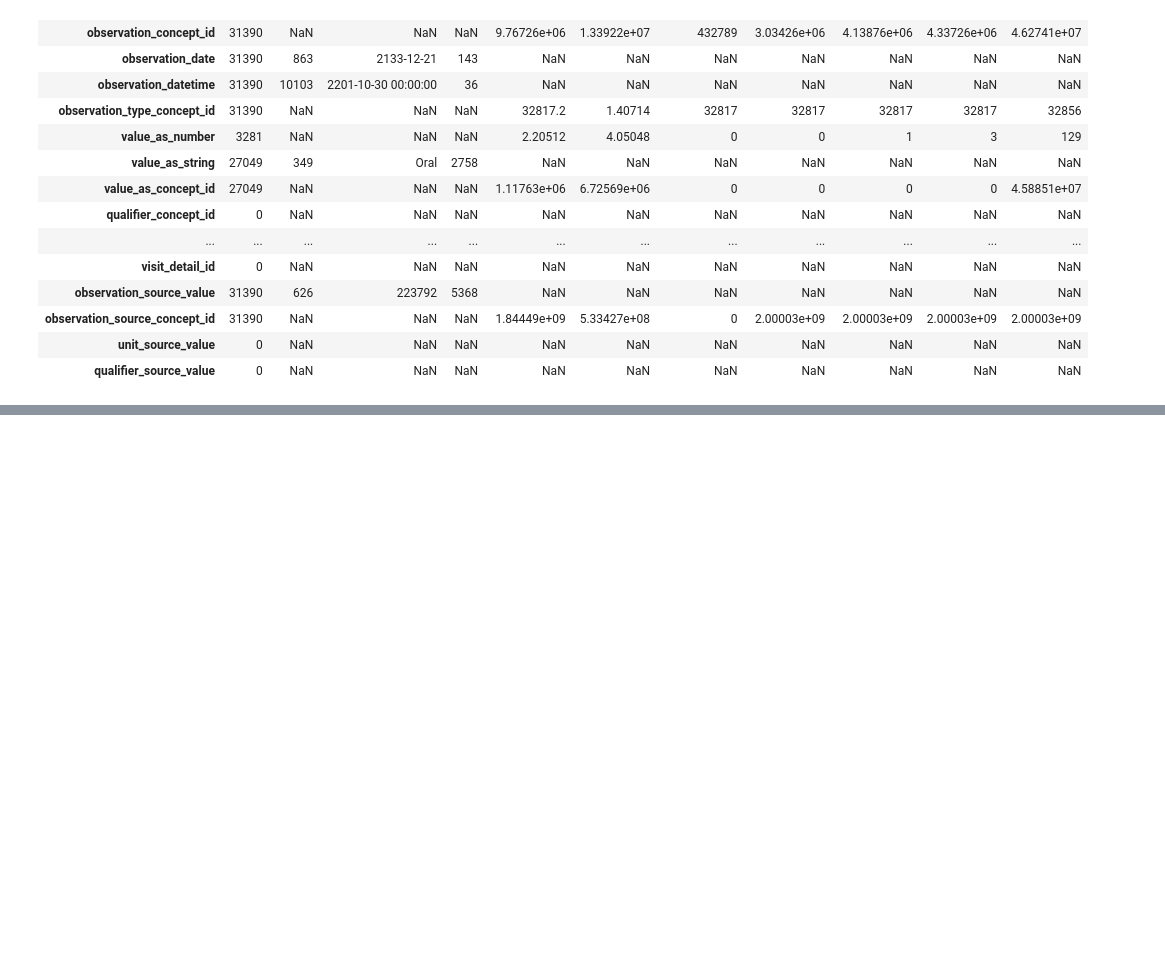
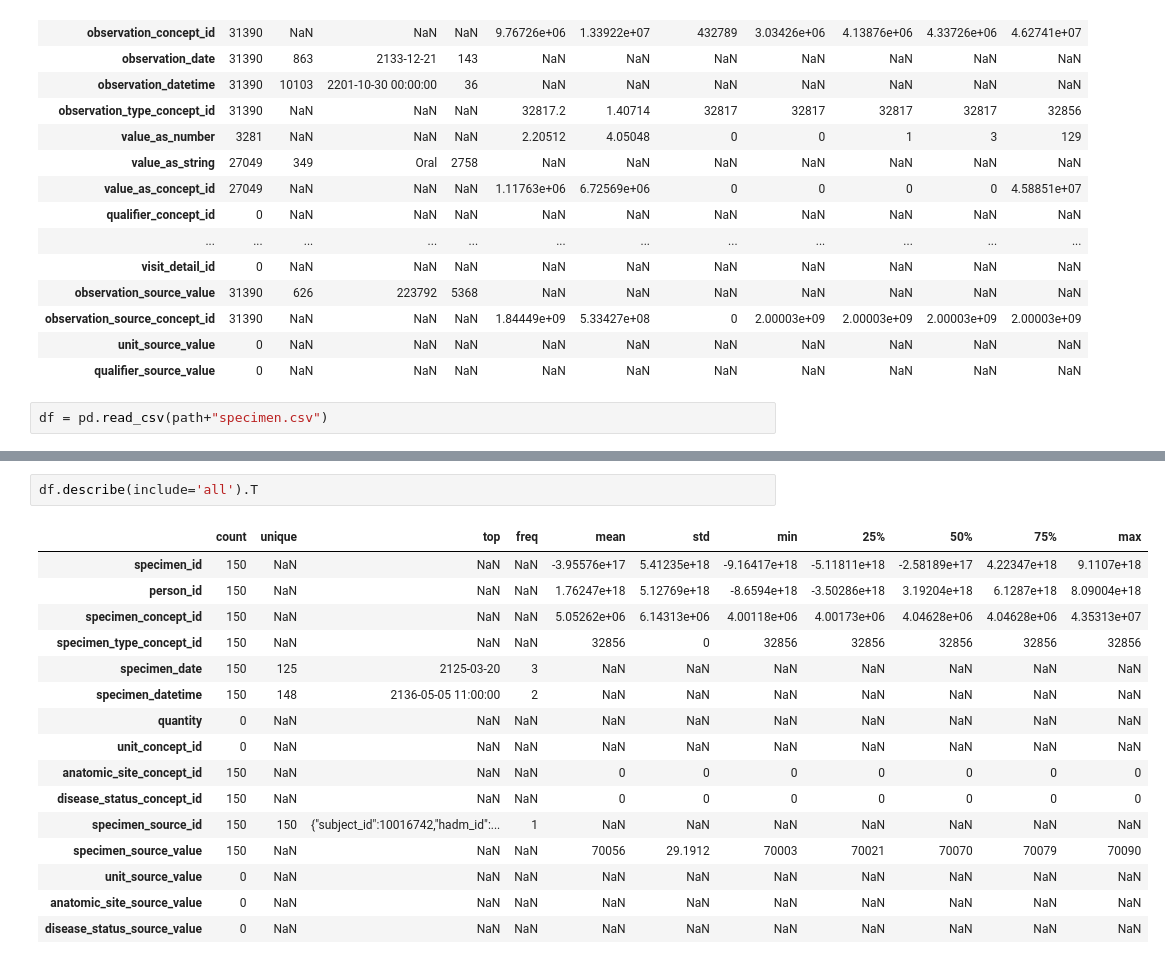
Before and after one commit to areias/mimic-iv, a Jupyter notebook: MIMIC_IV.ipynb, the cells around one changed output, grey strips where cells are left out. Cells and saved outputs as stored; diff of their text form; blank space fills up the shorter version.

Commit message:
Specimen

```diff
--- a/MIMIC_IV.ipynb
+++ b/MIMIC_IV.ipynb
@@ -309,3 +280,5 @@ df.describe(include='all').T
 | observation_source_concept_id | 31390 | NaN | NaN | NaN | 1.84449e+09 | 5.33427e+08 | 0 | 2.00003e+09 | 2.00003e+09 | 2.00003e+09 | 2.00003e+09 |
 | unit_source_value | 0 | NaN | NaN | NaN | NaN | NaN | NaN | NaN | NaN | NaN | NaN |
 | qualifier_source_value | 0 | NaN | NaN | NaN | NaN | NaN | NaN | NaN | NaN | NaN | NaN |
+# %%
+df = pd.read_csv(path+"specimen.csv")
@@ -311,0 +318,19 @@ df.describe(include='all').T
+# %%
+df.describe(include='all').T
+# %% [output]
+|  | count | unique | top | freq | mean | std | min | 25% | 50% | 75% | max |
+| specimen_id | 150 | NaN | NaN | NaN | -3.95576e+17 | 5.41235e+18 | -9.16417e+18 | -5.11811e+18 | -2.58189e+17 | 4.22347e+18 | 9.1107e+18 |
+| person_id | 150 | NaN | NaN | NaN | 1.76247e+18 | 5.12769e+18 | -8.6594e+18 | -3.50286e+18 | 3.19204e+18 | 6.1287e+18 | 8.09004e+18 |
+| specimen_concept_id | 150 | NaN | NaN | NaN | 5.05262e+06 | 6.14313e+06 | 4.00118e+06 | 4.00173e+06 | 4.04628e+06 | 4.04628e+06 | 4.35313e+07 |
+| specimen_type_concept_id | 150 | NaN | NaN | NaN | 32856 | 0 | 32856 | 32856 | 32856 | 32856 | 32856 |
+| specimen_date | 150 | 125 | 2125-03-20 | 3 | NaN | NaN | NaN | NaN | NaN | NaN | NaN |
+| specimen_datetime | 150 | 148 | 2136-05-05 11:00:00 | 2 | NaN | NaN | NaN | NaN | NaN | NaN | NaN |
+| quantity | 0 | NaN | NaN | NaN | NaN | NaN | NaN | NaN | NaN | NaN | NaN |
+| unit_concept_id | 0 | NaN | NaN | NaN | NaN | NaN | NaN | NaN | NaN | NaN | NaN |
+| anatomic_site_concept_id | 150 | NaN | NaN | NaN | 0 | 0 | 0 | 0 | 0 | 0 | 0 |
+| disease_status_concept_id | 150 | NaN | NaN | NaN | 0 | 0 | 0 | 0 | 0 | 0 | 0 |
+| specimen_source_id | 150 | 150 | {"subject_id":10016742,"hadm_id":... | 1 | NaN | NaN | NaN | NaN | NaN | NaN | NaN |
+| specimen_source_value | 150 | NaN | NaN | NaN | 70056 | 29.1912 | 70003 | 70021 | 70070 | 70079 | 70090 |
+| unit_source_value | 0 | NaN | NaN | NaN | NaN | NaN | NaN | NaN | NaN | NaN | NaN |
+| anatomic_site_source_value | 0 | NaN | NaN | NaN | NaN | NaN | NaN | NaN | NaN | NaN | NaN |
+| disease_status_source_value | 0 | NaN | NaN | NaN | NaN | NaN | NaN | NaN | NaN | NaN | NaN |
```
Also changed, not shown: parts of 12 cells of this notebook.
